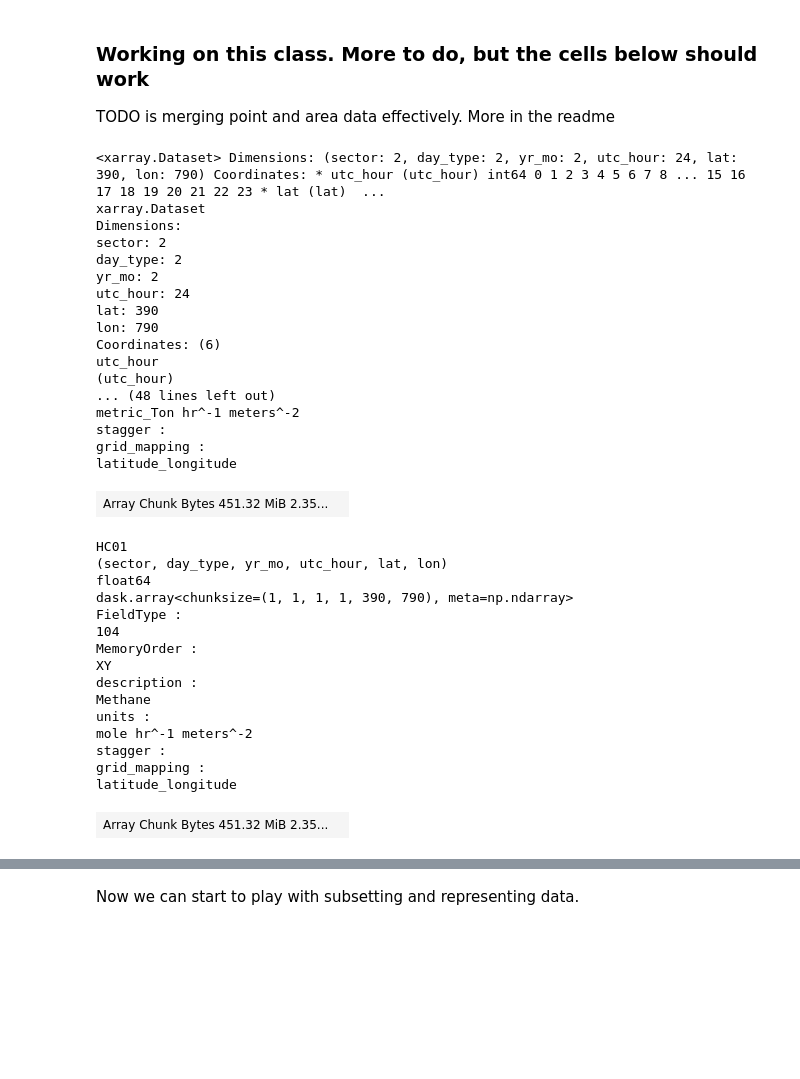
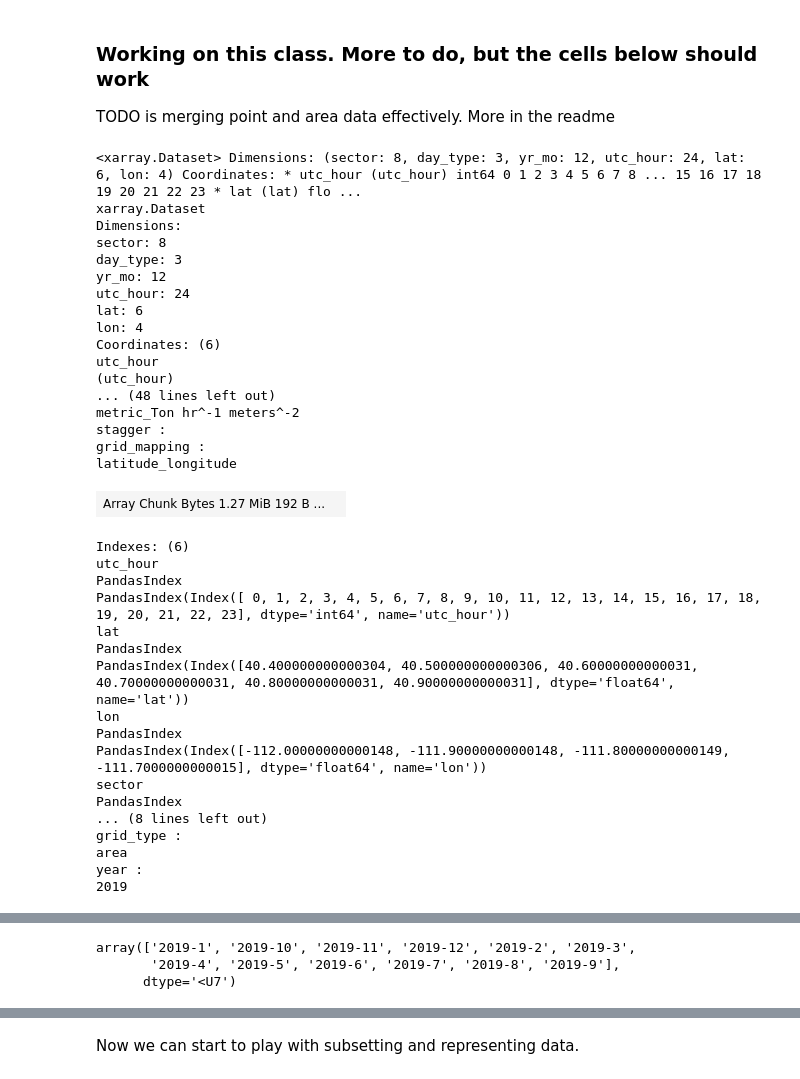
Before and after one commit to agmeyer4/noaa_csl, a Jupyter notebook: ipynbs/regridded_handling.ipynb, the cells around one changed output, grey strips where cells are left out. Drawn from its saved outputs; the diff is of its cells as text; code cells hidden in the pictures; blank space fills up the shorter version.

```diff
--- a/ipynbs/regridded_handling.ipynb
+++ b/ipynbs/regridded_handling.ipynb
@@ -136,3 +163,16 @@ def preprocess_regridded(ds):
+# %%
+# map_extent={'lon_low':-115.4,
+#             'lon_high':-109.6,
+#             'lat_low':38.5,
+#             'lat_high':45.0}
+map_extent={'lon_low':-112.25,
+            'lon_high':-111.55,
+            'lat_low':40.3,
+            'lat_high':41.1}
+dataset_extent = {'lon_low':-112.1,
+                  'lon_high':-111.7,
+                  'lat_low':40.4,
+                  'lat_high':41.0}
 # %%
 ## Define parameters of what we want to load
 ## ** NOTE this has not been stress tested.
@@ -143,10 +183,10 @@ def preprocess_regridded(ds):
 regridded_path = '/uufs/chpc.utah.edu/common/home/lin-group9/agm/NOAA_CSL_Data/regridded'
 RCH = Regridded_CSL_Handler(regridded_path)
 dt1  = '2019-01' #start year and month
-dt2 = '2019-02' #end year and month
-day_types = ['weekdy','satdy'] #a list with any or all of 'weekdy','satdy','sundy'
-sectors = ['area_Industry','area_onroad_gasoline'] #a list of any area sectors (havent gotten to integrating point sources yet)
-species = ['CO2','HC01'] #CO2 and methane
+dt2 = '2019-12' #end year and month
+day_types = ['weekdy','satdy','sundy'] #a list with any or all of 'weekdy','satdy','sundy'
+sectors = 'area'#['area_Industry','area_onroad_gasoline'] #a list of any area sectors (havent gotten to integrating point sources yet)
+species = ['CO2']#,'HC01'] #CO2 and methane
 
 #Get the paths to the files that match the criteria
 days_paths = RCH.get_days_in_range(dt1,dt2,day_types,sectors)
@@ -154,44 +194,45 @@ files = RCH.get_files_in_days(days_paths)
 # %%
 #Load the files with xarray, preprocessing them so they can be combined by coordinates
 ds_list = [] #initialize the list of datasets
 for file in files:
-    ds = preprocess_regridded(xr.open_dataset(file,chunks = {'utc_hour':1}))[species] #prepreprocess the file, open with dask chunking, and only keep the species of interest
+    ds = preprocess_regridded(xr.open_dataset(file,chunks = {'utc_hour':1}),dataset_extent)[species] #prepreprocess the file, open with dask chunking, and only keep the species of interest
     ds_list.append(ds)
 
 ds_combined = xr.combine_by_coords(ds_list,combine_attrs='drop_conflicts') #this is the combined dataset!
 ds_combined
 # %% [output]
-<xarray.Dataset> Dimensions: (sector: 2, day_type: 2, yr_mo: 2, utc_hour: 24, lat: 390, lon: 790) Coordinates: * utc_hour (utc_hour) int64 0 1 2 3 4 5 6 7 8 ... 15 16 17 18 19 20 21 22 23 * lat (lat)  ...
+<xarray.Dataset> Dimensions: (sector: 8, day_type: 3, yr_mo: 12, utc_hour: 24, lat: 6, lon: 4) Coordinates: * utc_hour (utc_hour) int64 0 1 2 3 4 5 6 7 8 ... 15 16 17 18 19 20 21 22 23 * lat (lat) flo ...
 xarray.Dataset
 Dimensions:
-sector: 2
-day_type: 2
-yr_mo: 2
+sector: 8
+day_type: 3
+yr_mo: 12
 utc_hour: 24
-lat: 390
-lon: 790
+lat: 6
+lon: 4
 Coordinates: (6)
 utc_hour
 (utc_hour)
 ... (48 lines left out)
 metric_Ton hr^-1 meters^-2
 stagger :
 grid_mapping :
 latitude_longitude
-| Array Chunk Bytes 451.32 MiB 2.35... |  |
+| Array Chunk Bytes 1.27 MiB 192 B ... |  |
-HC01
-(sector, day_type, yr_mo, utc_hour, lat, lon)
-float64
-dask.array<chunksize=(1, 1, 1, 1, 390, 790), meta=np.ndarray>
-FieldType :
-104
-MemoryOrder :
-XY
-description :
-Methane
-units :
-mole hr^-1 meters^-2
-stagger :
-grid_mapping :
-latitude_longitude
+Indexes: (6)
+utc_hour
+PandasIndex
+PandasIndex(Index([ 0, 1, 2, 3, 4, 5, 6, 7, 8, 9, 10, 11, 12, 13, 14, 15, 16, 17, 18, 19, 20, 21, 22, 23], dtype='int64', name='utc_hour'))
+lat
+PandasIndex
+PandasIndex(Index([40.400000000000304, 40.500000000000306, 40.60000000000031, 40.70000000000031, 40.80000000000031, 40.90000000000031], dtype='float64', name='lat'))
+lon
+PandasIndex
+PandasIndex(Index([-112.00000000000148, -111.90000000000148, -111.80000000000149, -111.7000000000015], dtype='float64', name='lon'))
+sector
+PandasIndex
+... (8 lines left out)
+grid_type :
+area
+year :
+2019
-| Array Chunk Bytes 451.32 MiB 2.35... |  |
@@ -214,0 +239,6 @@ bc7d70102e5509ecec2799fff7032a45afb1c44f
+# %%
+ds1 = ds_combined.sum(dim=['utc_hour','sector'])['CO2'].assign_attrs({'units':'metric_Ton day^-1 meters^-2'})
+# %% [output]
+array(['2019-1', '2019-10', '2019-11', '2019-12', '2019-2', '2019-3',
+       '2019-4', '2019-5', '2019-6', '2019-7', '2019-8', '2019-9'],
+      dtype='<U7')
```
Also changed, not shown: parts of 4 cells of this notebook, 1 other file.
